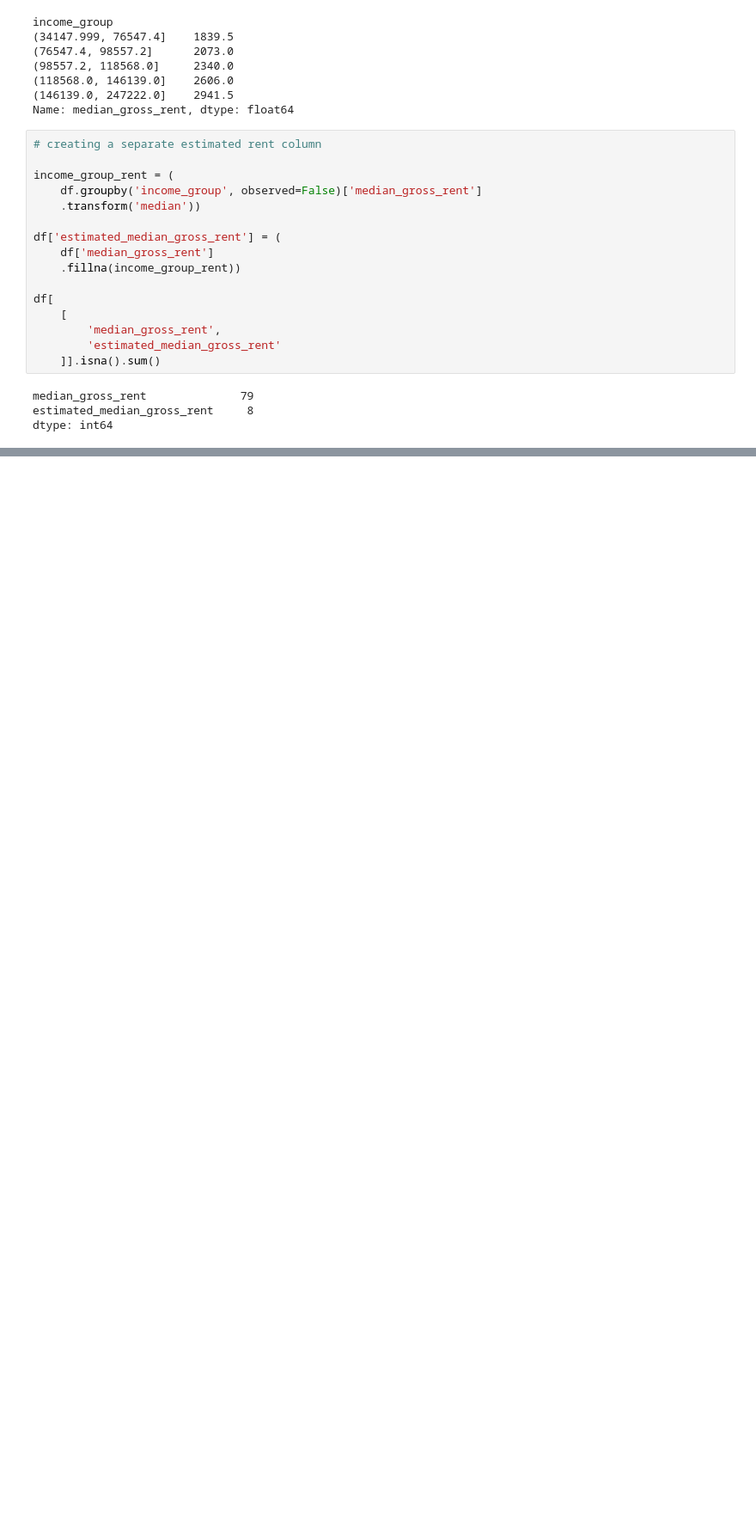
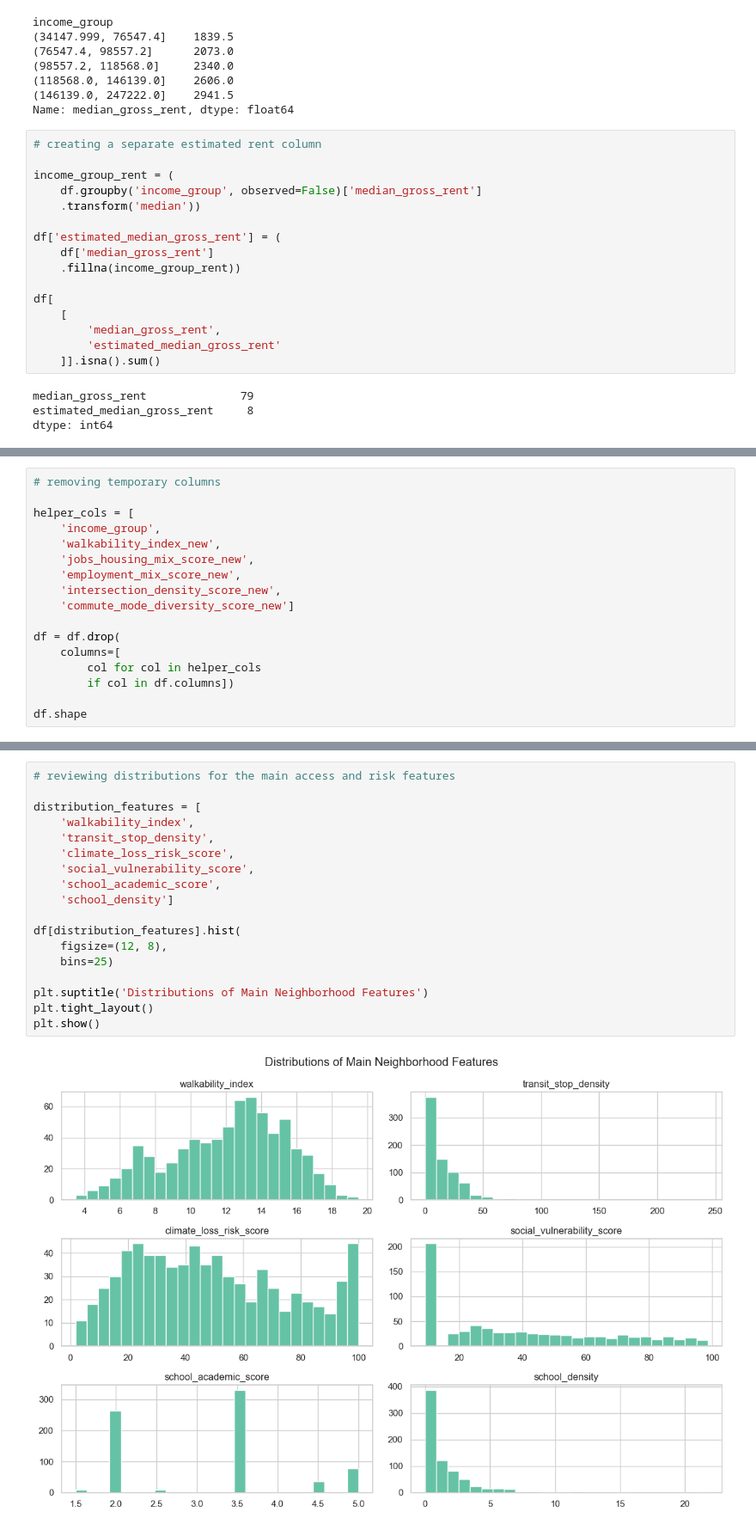
Before and after one commit to coco-martinez/san-diego-neighborhood-opportunity, a Jupyter notebook: notebooks/07_eda.ipynb, the cells around one changed output, grey strips where cells are left out. Shown at 86% size. Cells and saved outputs as stored; diff of their text form; blank space fills up the shorter version.

```diff
--- a/notebooks/07_eda.ipynb
+++ b/notebooks/07_eda.ipynb
@@ -657,0 +1071,17 @@ dtype: int64
+# %%
+# removing temporary columns
+
+helper_cols = [
+    'income_group',
+    'walkability_index_new',
+    'jobs_housing_mix_score_new',
+    'employment_mix_score_new',
+    'intersection_density_score_new',
+    'commute_mode_diversity_score_new']
+
+df = df.drop(
+    columns=[
+        col for col in helper_cols
+        if col in df.columns])
+
+df.shape
@@ -657,0 +1297,20 @@ dtype: int64
+# %%
+# reviewing distributions for the main access and risk features
+
+distribution_features = [
+    'walkability_index',
+    'transit_stop_density',
+    'climate_loss_risk_score',
+    'social_vulnerability_score',
+    'school_academic_score',
+    'school_density']
+
+df[distribution_features].hist(
+    figsize=(12, 8),
+    bins=25)
+
+plt.suptitle('Distributions of Main Neighborhood Features')
+plt.tight_layout()
+plt.show()
+# %% [output]
+[figure, added]
```
Also changed, not shown: parts of 41 cells of this notebook.
